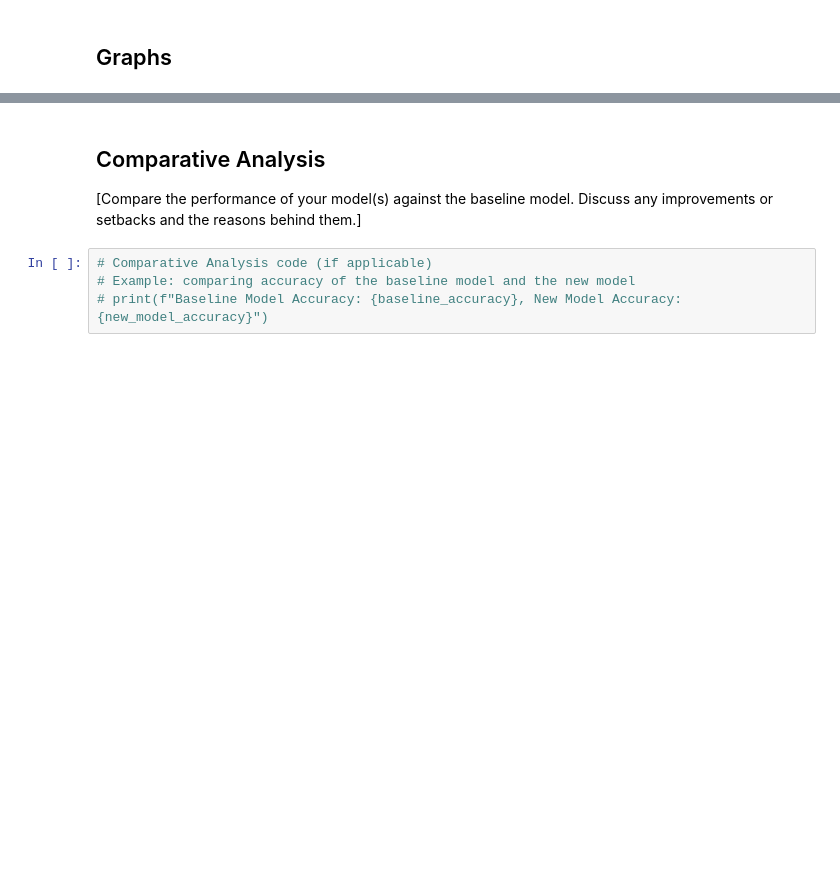
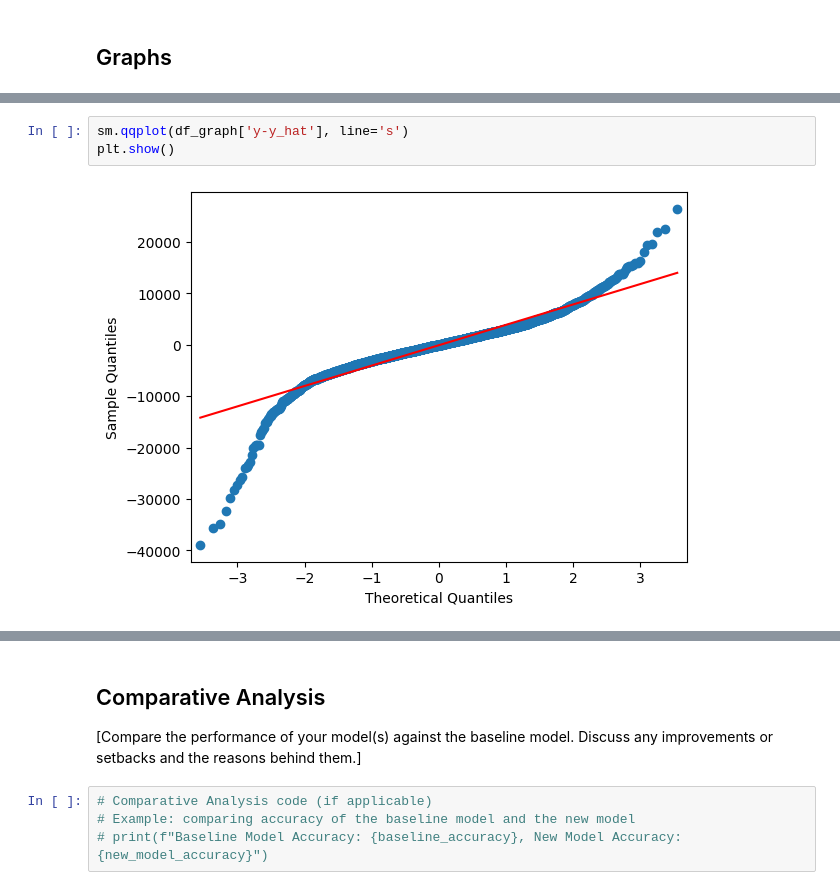
Before and after one commit to EjoelM/Opencampus_SH_TimeSeries_Energy, a Jupyter notebook: 3_Models/lightGBM.ipynb, the cells around one changed output, grey strips where cells are left out. Cells and saved outputs as stored; diff of their text form; blank space fills up the shorter version.

```diff
--- a/3_Models/lightGBM.ipynb
+++ b/3_Models/lightGBM.ipynb
@@ -142,0 +158,5 @@ df_graph["y-y_hat"].plot()
+# %%
+sm.qqplot(df_graph['y-y_hat'], line='s')
+plt.show()
+# %% [output]
+[figure, added]
```
Also changed, not shown: parts of 10 cells of this notebook.
